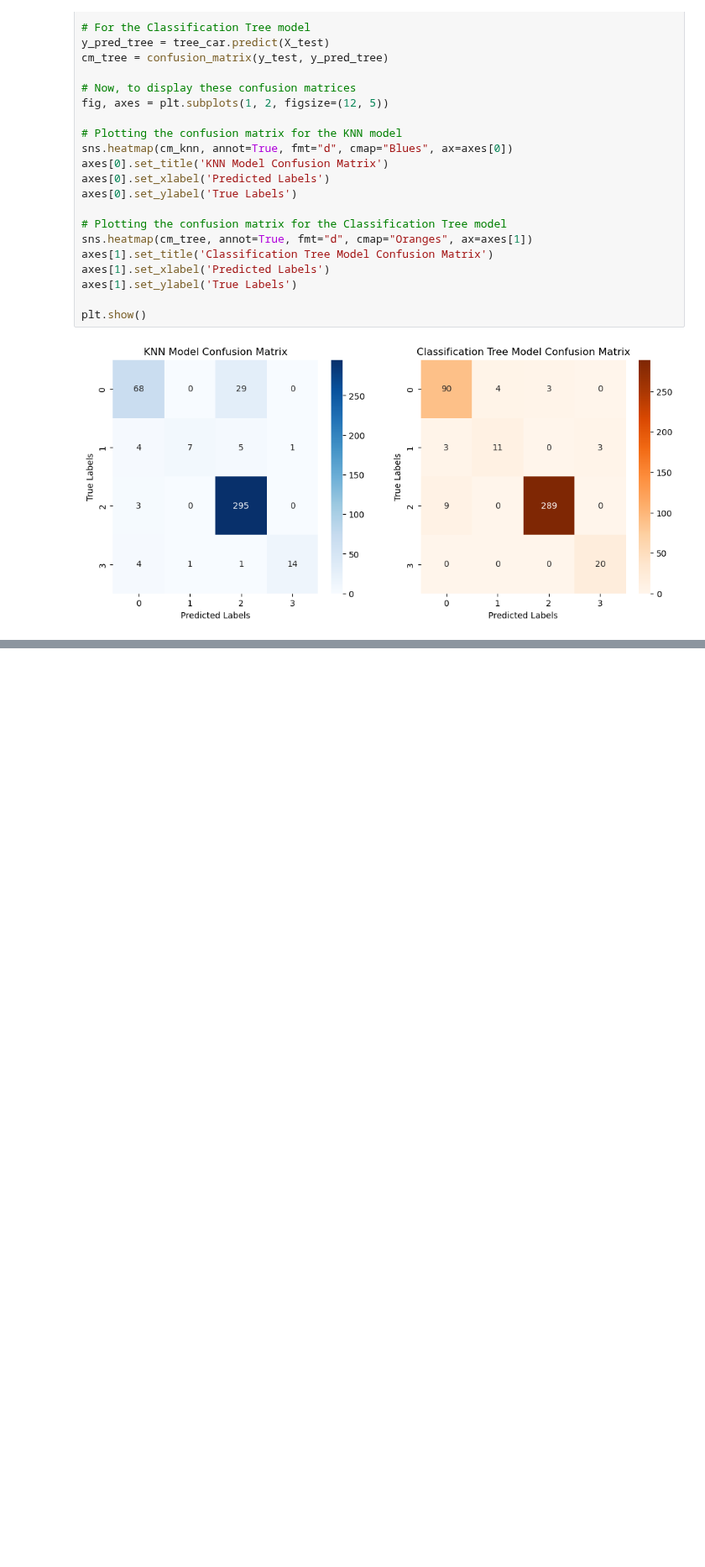
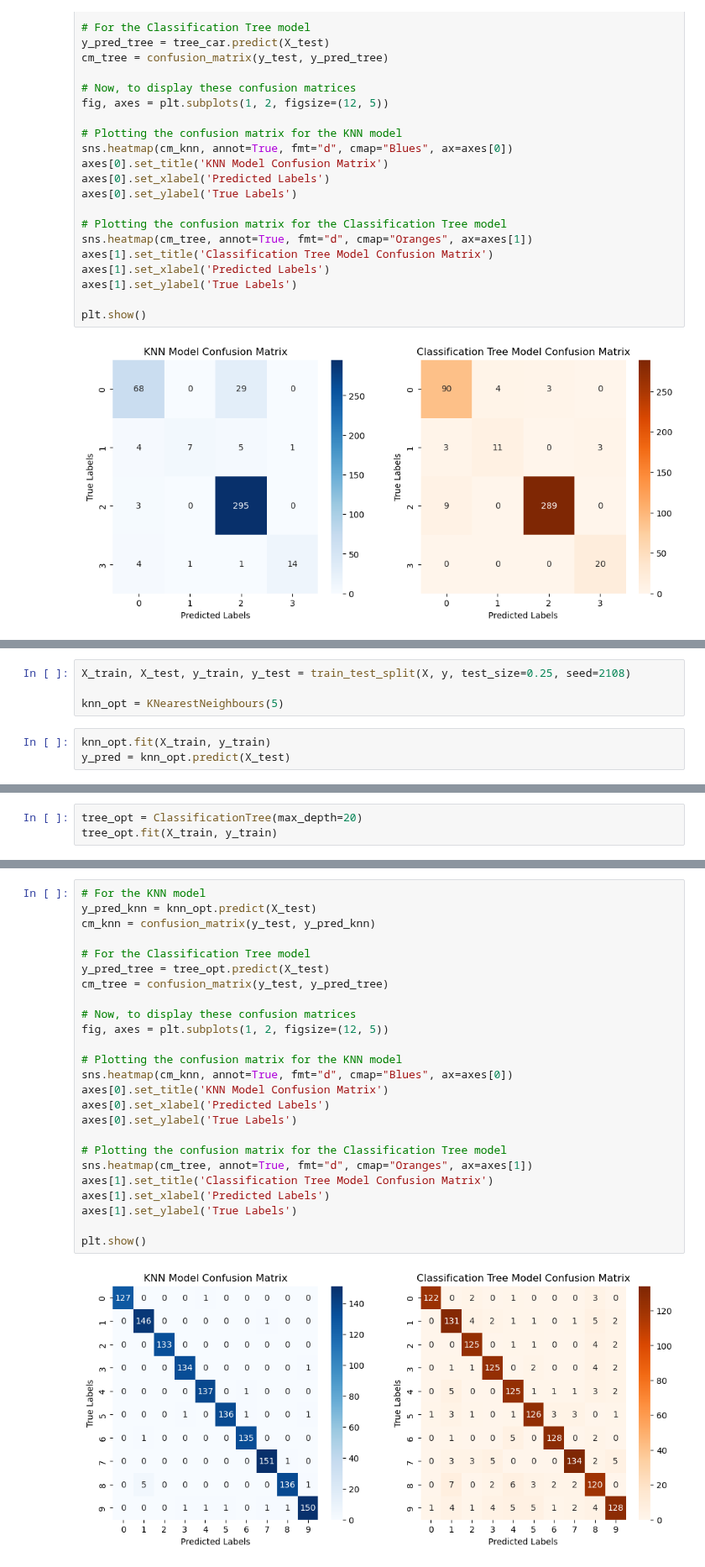
Before and after one commit to nkurien/FYP-MLEvaluator, a Jupyter notebook: poc/notebooks/07_encoders_sklearn.ipynb, the cells around one changed output, grey strips where cells are left out. Shown at 84% size. Drawn from its saved outputs; the diff is of its cells as text; blank space fills up the shorter version.

```diff
--- a/poc/notebooks/07_encoders_sklearn.ipynb
+++ b/poc/notebooks/07_encoders_sklearn.ipynb
@@ -426,0 +484,7 @@ plt.show()
+# %%
+X_train, X_test, y_train, y_test = train_test_split(X, y, test_size=0.25, seed=2108)
+
+knn_opt = KNearestNeighbours(5)
+# %%
+knn_opt.fit(X_train, y_train)
+y_pred = knn_opt.predict(X_test)
@@ -426,0 +497,3 @@ plt.show()
+# %%
+tree_opt = ClassificationTree(max_depth=20)
+tree_opt.fit(X_train, y_train)
@@ -426,0 +523,27 @@ plt.show()
+# %%
+# For the KNN model
+y_pred_knn = knn_opt.predict(X_test)
+cm_knn = confusion_matrix(y_test, y_pred_knn)
+
+# For the Classification Tree model
+y_pred_tree = tree_opt.predict(X_test)
+cm_tree = confusion_matrix(y_test, y_pred_tree)
+
+# Now, to display these confusion matrices
+fig, axes = plt.subplots(1, 2, figsize=(12, 5))
+
+# Plotting the confusion matrix for the KNN model
+sns.heatmap(cm_knn, annot=True, fmt="d", cmap="Blues", ax=axes[0])
+axes[0].set_title('KNN Model Confusion Matrix')
+axes[0].set_xlabel('Predicted Labels')
+axes[0].set_ylabel('True Labels')
+
+# Plotting the confusion matrix for the Classification Tree model
+sns.heatmap(cm_tree, annot=True, fmt="d", cmap="Oranges", ax=axes[1])
+axes[1].set_title('Classification Tree Model Confusion Matrix')
+axes[1].set_xlabel('Predicted Labels')
+axes[1].set_ylabel('True Labels')
+
+plt.show()
+# %% [output]
+[figure, added]
```
Also changed, not shown: parts of 11 cells of this notebook, 3 other files.
